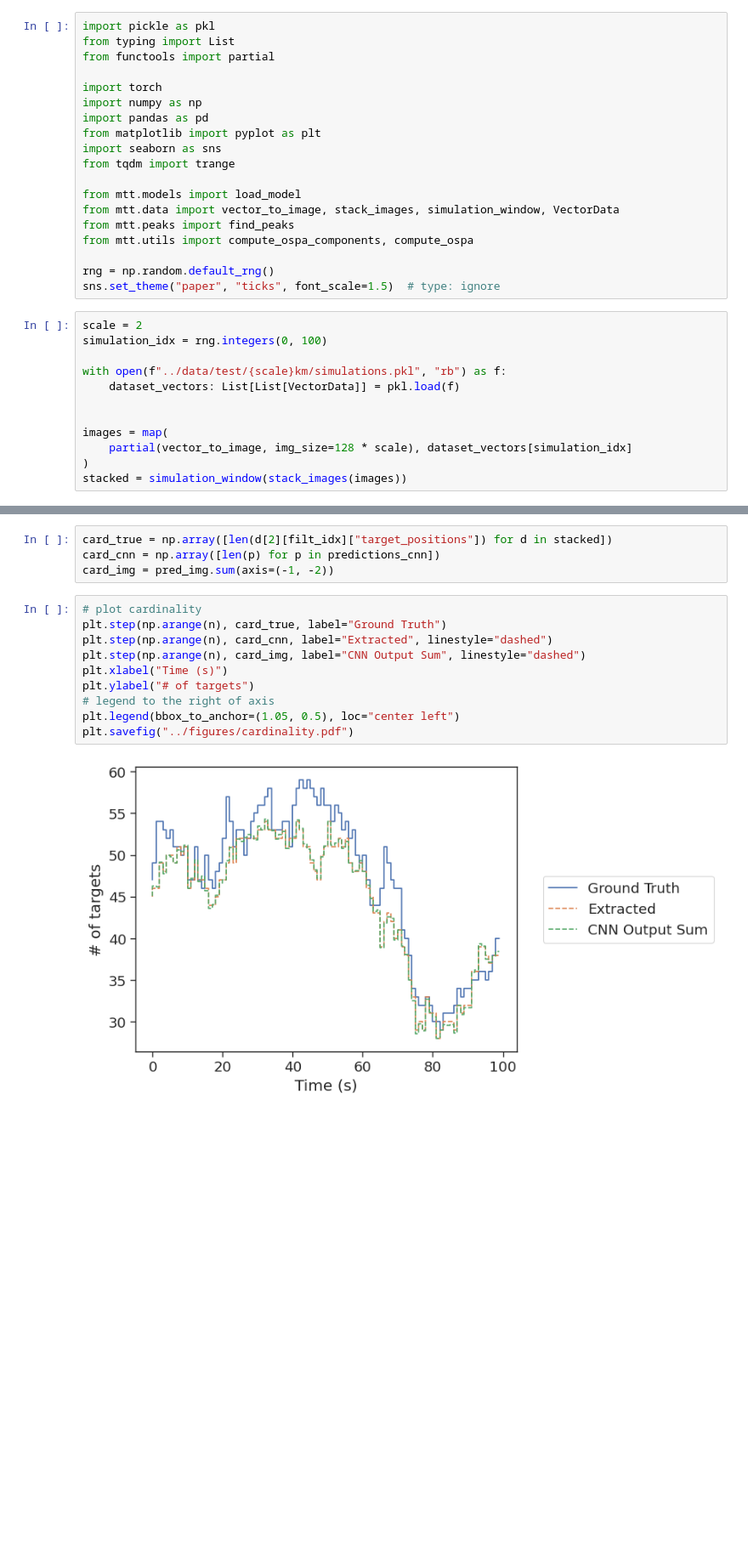
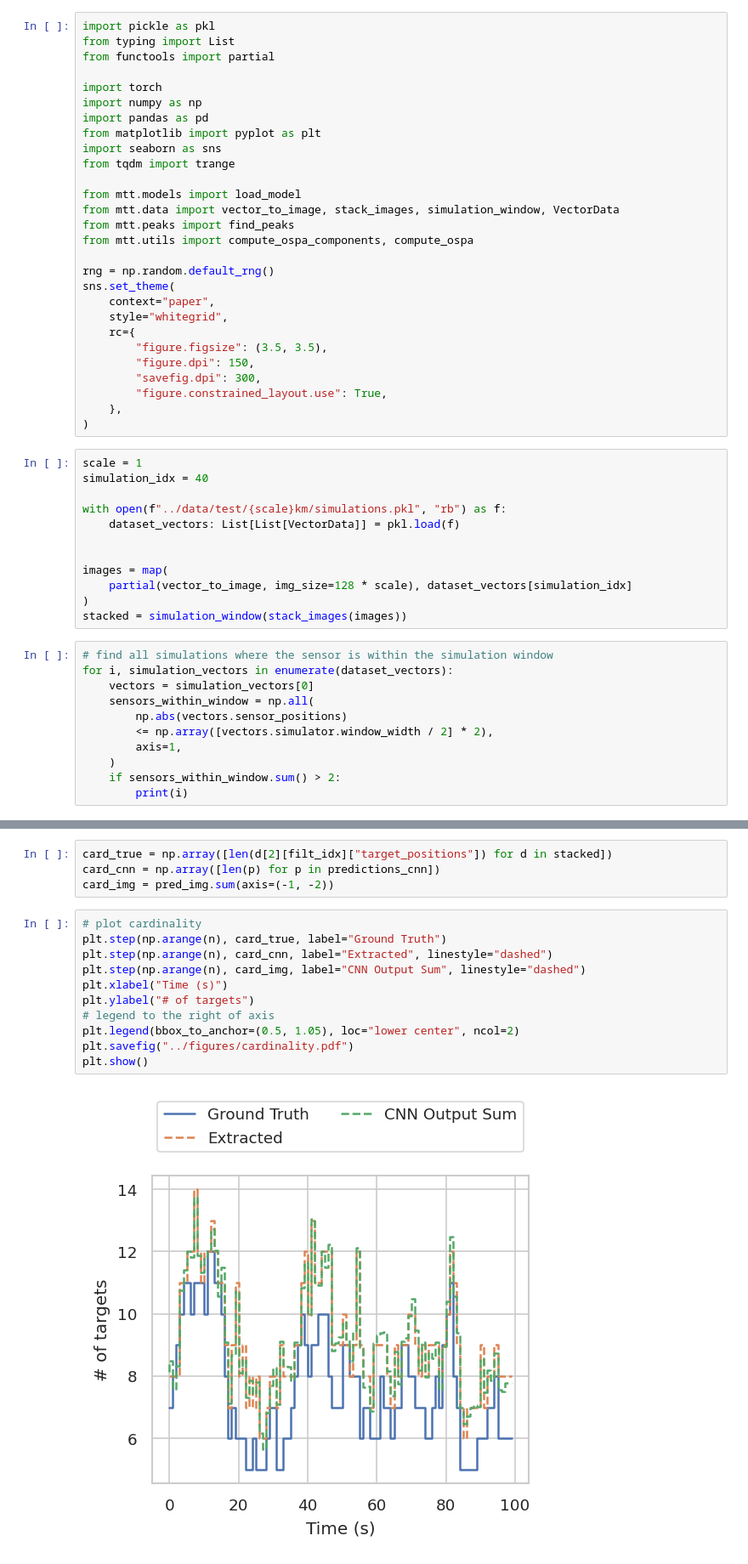
Before and after one commit to Damowerko/mtt, a Jupyter notebook: notebooks/evaluate.ipynb, the cells around one changed output, grey strips where cells are left out. Shown: that part at 85% size. Saved outputs shown, nothing was run; the diff lists cells and outputs as text; blank space fills up the shorter version.

Commit message:
update notebooks with better figures

```diff
--- a/notebooks/evaluate.ipynb
+++ b/notebooks/evaluate.ipynb
@@ -19,10 +19,19 @@ from mtt.peaks import find_peaks
 from mtt.utils import compute_ospa_components, compute_ospa
 
 rng = np.random.default_rng()
-sns.set_theme("paper", "ticks", font_scale=1.5)  # type: ignore
+sns.set_theme(
+    context="paper",
+    style="whitegrid",
+    rc={
+        "figure.figsize": (3.5, 3.5),
+        "figure.dpi": 150,
+        "savefig.dpi": 300,
+        "figure.constrained_layout.use": True,
+    },
+)
 # %%
-scale = 2
-simulation_idx = rng.integers(0, 100)
+scale = 1
+simulation_idx = 40
 
 with open(f"../data/test/{scale}km/simulations.pkl", "rb") as f:
     dataset_vectors: List[List[VectorData]] = pkl.load(f)
@@ -32,3 +41,14 @@ images = map(
     partial(vector_to_image, img_size=128 * scale), dataset_vectors[simulation_idx]
 )
 stacked = simulation_window(stack_images(images))
+# %%
+# find all simulations where the sensor is within the simulation window
+for i, simulation_vectors in enumerate(dataset_vectors):
+    vectors = simulation_vectors[0]
+    sensors_within_window = np.all(
+        np.abs(vectors.sensor_positions)
+        <= np.array([vectors.simulator.window_width / 2] * 2),
+        axis=1,
+    )
+    if sensors_within_window.sum() > 2:
+        print(i)
@@ -152,15 +161,16 @@ card_img = pred_img.sum(axis=(-1, -2))
 # %%
 # plot cardinality
 plt.step(np.arange(n), card_true, label="Ground Truth")
 plt.step(np.arange(n), card_cnn, label="Extracted", linestyle="dashed")
 plt.step(np.arange(n), card_img, label="CNN Output Sum", linestyle="dashed")
 plt.xlabel("Time (s)")
 plt.ylabel("# of targets")
 # legend to the right of axis
-plt.legend(bbox_to_anchor=(1.05, 0.5), loc="center left")
+plt.legend(bbox_to_anchor=(0.5, 1.05), loc="lower center", ncol=2)
 plt.savefig("../figures/cardinality.pdf")
+plt.show()
 # %% [output]
-[figure, old version]
+[figure, new version]
 # %%
 ospa_cnn = []
 ospa_cnn_components = []
```
Also changed, not shown: parts of 9 cells of this notebook, 2 other files.
